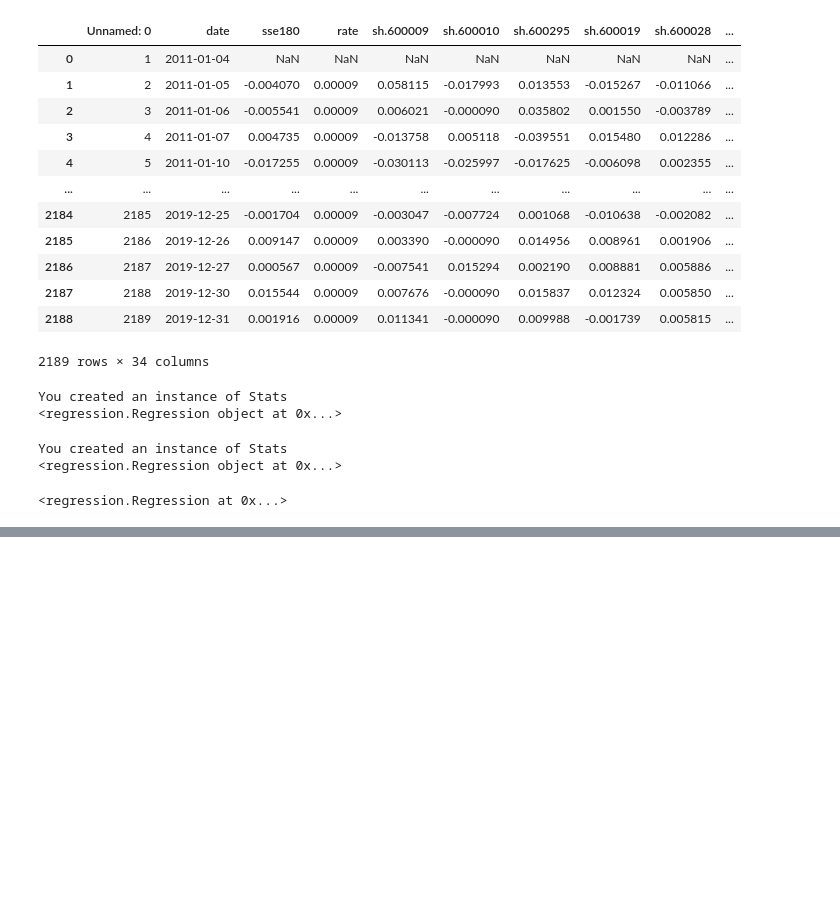
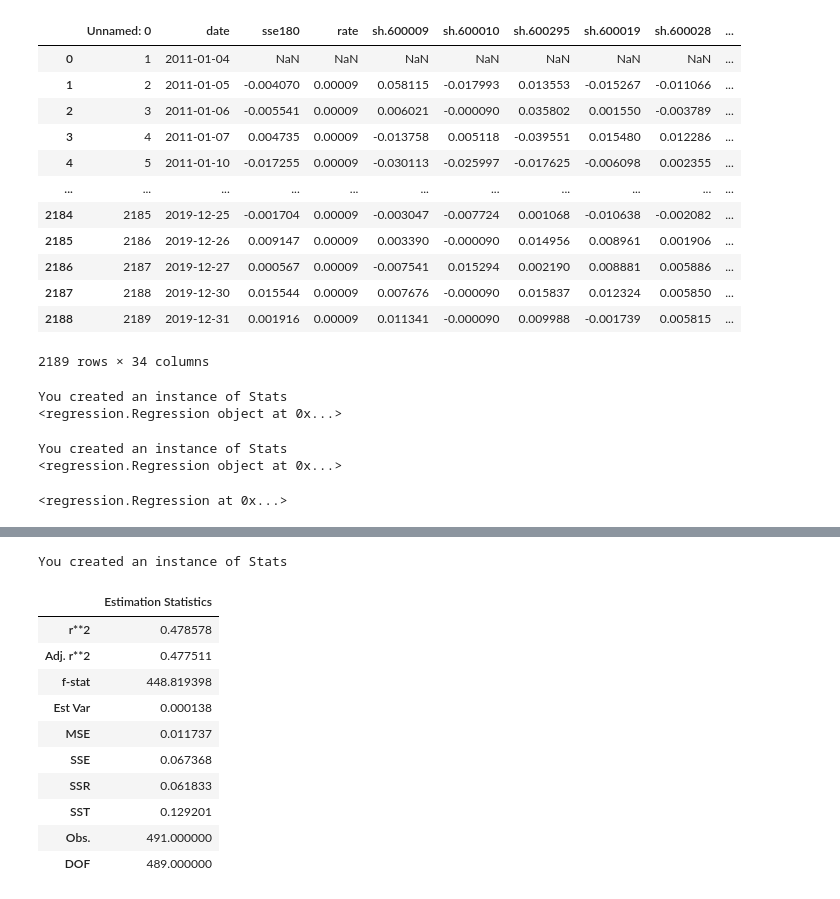
Before and after one commit to tyx1020/Homework-Projects, a Jupyter notebook: Final Project/Final Project.ipynb, the cells around one changed output, grey strips where cells are left out. Saved outputs shown, nothing was run; the diff lists cells and outputs as text; code cells hidden in the pictures; blank space fills up the shorter version.

```diff
--- a/Final Project/Final Project.ipynb
+++ b/Final Project/Final Project.ipynb
@@ -312,0 +565,21 @@ dtype: float64
+# %%
+reg = Regression()
+reg.OLS("group2", data, y_var, x_var)
+# %% [output]
+You created an instance of Stats
+# %%
+reg.ssr, reg.sse, reg.sst
+
+reg.stats_DF
+# %% [output]
+|  | Estimation Statistics |
+| r**2 | 0.478578 |
+| Adj. r**2 | 0.477511 |
+| f-stat | 448.819398 |
+| Est Var | 0.000138 |
+| MSE | 0.011737 |
+| SSE | 0.067368 |
+| SSR | 0.061833 |
+| SST | 0.129201 |
+| Obs. | 491.000000 |
+| DOF | 489.000000 |
```
Also changed, not shown: parts of 64 cells of this notebook, 8 other files.
